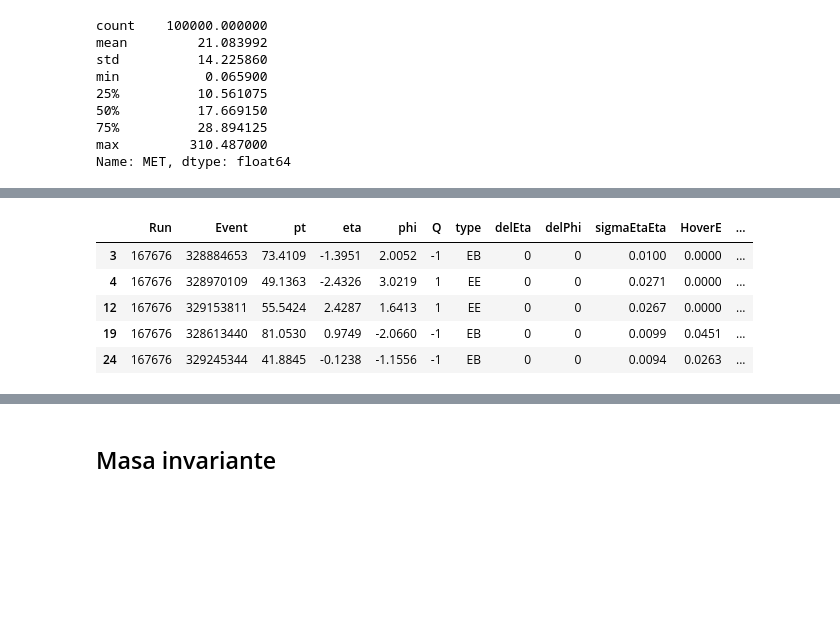
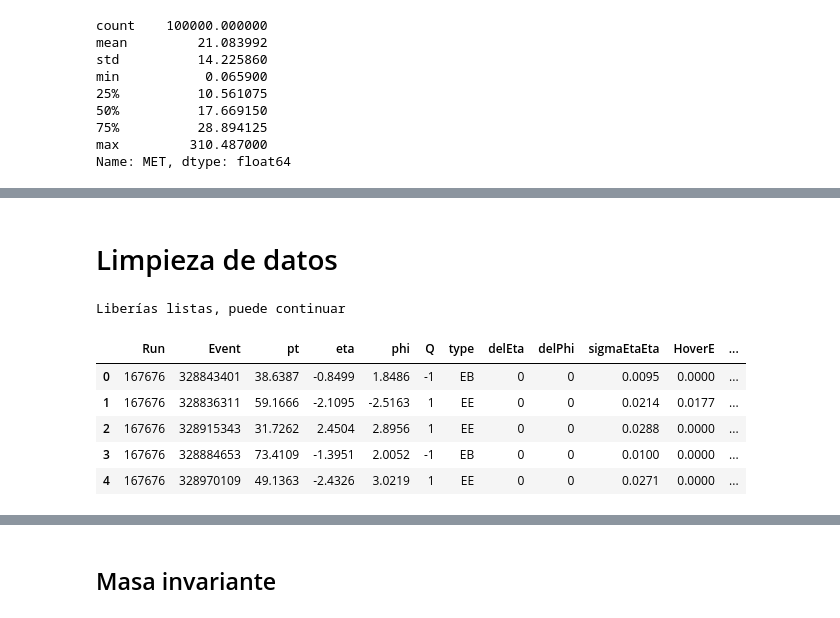
Before and after one commit to ProgramasParaFisicaDeParticulas/blindsampleanalysiswithcsv4-Jorge-1501, a Jupyter notebook: Exploracion.ipynb, the cells around one changed output, grey strips where cells are left out. Drawn from its saved outputs; the diff is of its cells as text; code cells hidden in the pictures; blank space fills up the shorter version.

Commit message:
Primera limpieza

```diff
--- a/Exploracion.ipynb
+++ b/Exploracion.ipynb
@@ -264,10 +379,24 @@ particles_sinperdida = particles[ (particles["MET"]) < 6.0	]
+# %% [markdown]
+# Limpieza de datos
+# %%
+# Librerías
+import numpy as np
+import pandas as pd
+import matplotlib.pyplot as plt
+import plotly.express as px
+print("Liberías listas, puede continuar")
+# %% [output]
+Liberías listas, puede continuar
+# %%
+# Extraemos el csv
+particles = pd.read_csv('Sample4.csv',delimiter=',')
 # %%
-particles_sinperdida.head()
+particles.head()
 # %% [output]
 |  | Run | Event | pt | eta | phi | Q | type | delEta | delPhi | sigmaEtaEta | HoverE | ... |
+| 0 | 167676 | 328843401 | 38.6387 | -0.8499 | 1.8486 | -1 | EB | 0 | 0 | 0.0095 | 0.0000 | ... |
+| 1 | 167676 | 328836311 | 59.1666 | -2.1095 | -2.5163 | 1 | EE | 0 | 0 | 0.0214 | 0.0177 | ... |
+| 2 | 167676 | 328915343 | 31.7262 | 2.4504 | 2.8956 | 1 | EE | 0 | 0 | 0.0288 | 0.0000 | ... |
 | 3 | 167676 | 328884653 | 73.4109 | -1.3951 | 2.0052 | -1 | EB | 0 | 0 | 0.0100 | 0.0000 | ... |
 | 4 | 167676 | 328970109 | 49.1363 | -2.4326 | 3.0219 | 1 | EE | 0 | 0 | 0.0271 | 0.0000 | ... |
-| 12 | 167676 | 329153811 | 55.5424 | 2.4287 | 1.6413 | 1 | EE | 0 | 0 | 0.0267 | 0.0000 | ... |
-| 19 | 167676 | 328613440 | 81.0530 | 0.9749 | -2.0660 | -1 | EB | 0 | 0 | 0.0099 | 0.0451 | ... |
-| 24 | 167676 | 329245344 | 41.8845 | -0.1238 | -1.1556 | -1 | EB | 0 | 0 | 0.0094 | 0.0263 | ... |
 # %%
```
Also changed, not shown: parts of 81 cells of this notebook.
